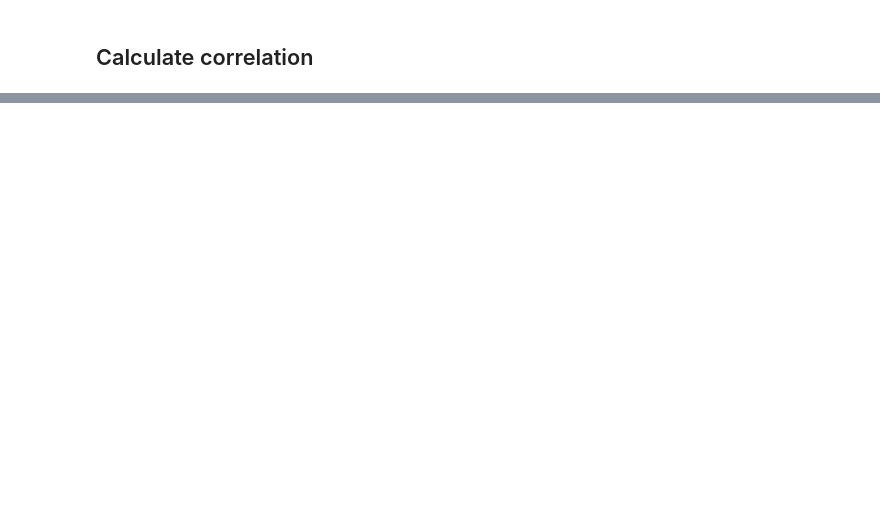
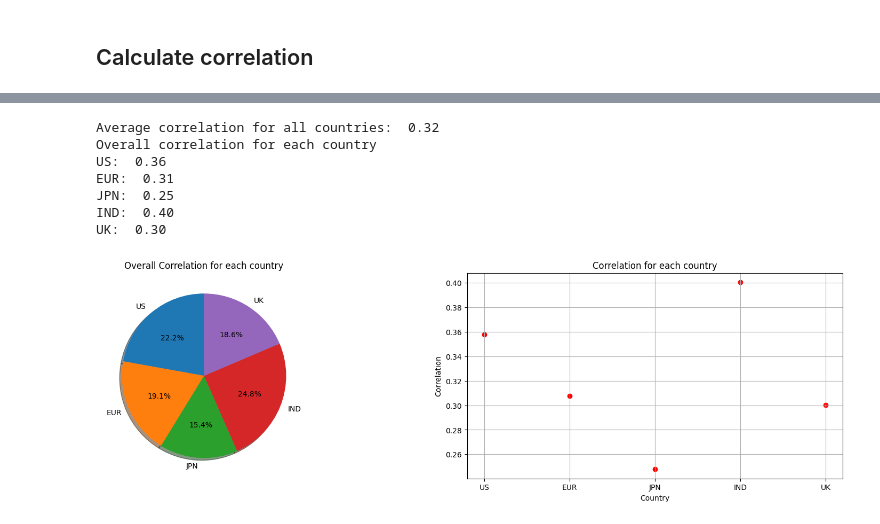
Before and after one commit to parth-ghinaiya/made-template, a Jupyter notebook: project/report.ipynb, the cells around one changed output, grey strips where cells are left out. Drawn from its saved outputs; the diff is of its cells as text; code cells hidden in the pictures; blank space fills up the shorter version.

```diff
--- a/project/report.ipynb
+++ b/project/report.ipynb
@@ -191,0 +344,43 @@ Overall, understanding the relationship between gold and crude oil prices can pr
+# %%
+# Calculate overall correlation between gold and crude oil prices for each country
+us_correlation = crude_oil_price_df['price'].corr(gold_price_df['United States(USD)'])
+eur_correlation = crude_oil_price_df['price'].corr(gold_price_df['Europe(EUR)'])
+jpn_correlation = crude_oil_price_df['price'].corr(gold_price_df['Japan(JPY)'])
+ind_correlation = crude_oil_price_df['price'].corr(gold_price_df['India(INR)'])
+uk_correlation = crude_oil_price_df['price'].corr(gold_price_df['United Kingdom(GBP)'])
+
+correlation_dict = {
+    'US': us_correlation,
+    'EUR': eur_correlation,
+    'JPN': jpn_correlation,
+    'IND': ind_correlation,
+    'UK': uk_correlation
+}
+
+print(f"Average correlation for all countries: {sum(correlation_dict.values()) / len(correlation_dict.values()): .2f}")
+print(f"Overall correlation for each country")
+for country, correlation in correlation_dict.items():
+    print(f"{country}: {correlation: .2f}")
+
+# plot pie and scatter plot for correlation for each country in single plot
+fig, (ax1, ax2) = plt.subplots(1, 2, figsize=(20, 5))
+
+# Pie chart
+ax1.pie(correlation_dict.values(), labels=correlation_dict.keys(), autopct='%1.1f%%', shadow=True, startangle=90)
+ax1.set_title('Overall Correlation for each country')
+
+# Scatter plot
+ax2.scatter(correlation_dict.keys(), correlation_dict.values(), color='red')
+ax2.set_xlabel('Country')
+ax2.set_ylabel('Correlation')
+ax2.set_title('Correlation for each country')
+ax2.grid(True)
+# %% [output]
+Average correlation for all countries:  0.32
+Overall correlation for each country
+US:  0.36
+EUR:  0.31
+JPN:  0.25
+IND:  0.40
+UK:  0.30
+[figure, added]
```
Also changed, not shown: parts of 16 cells of this notebook.
